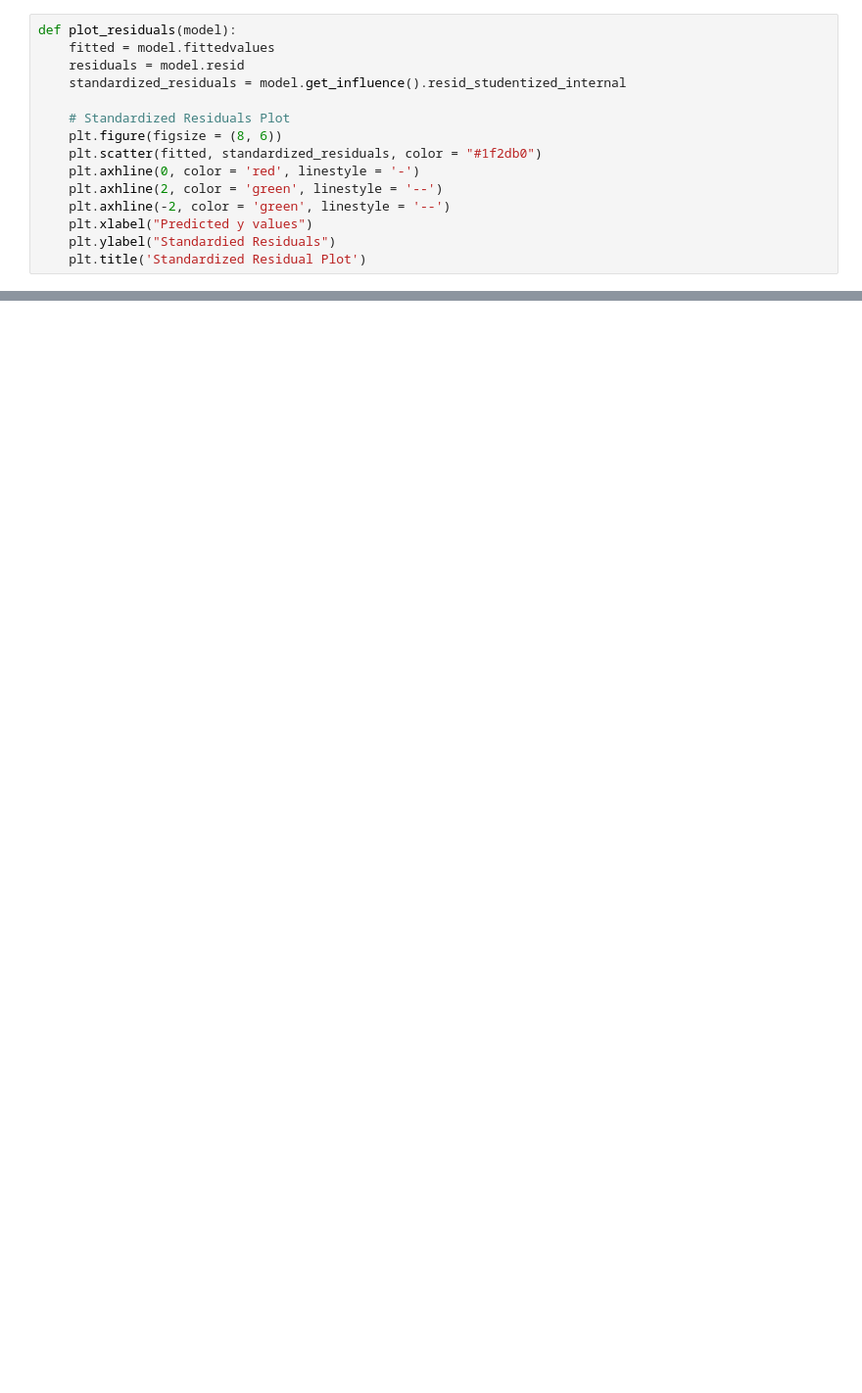
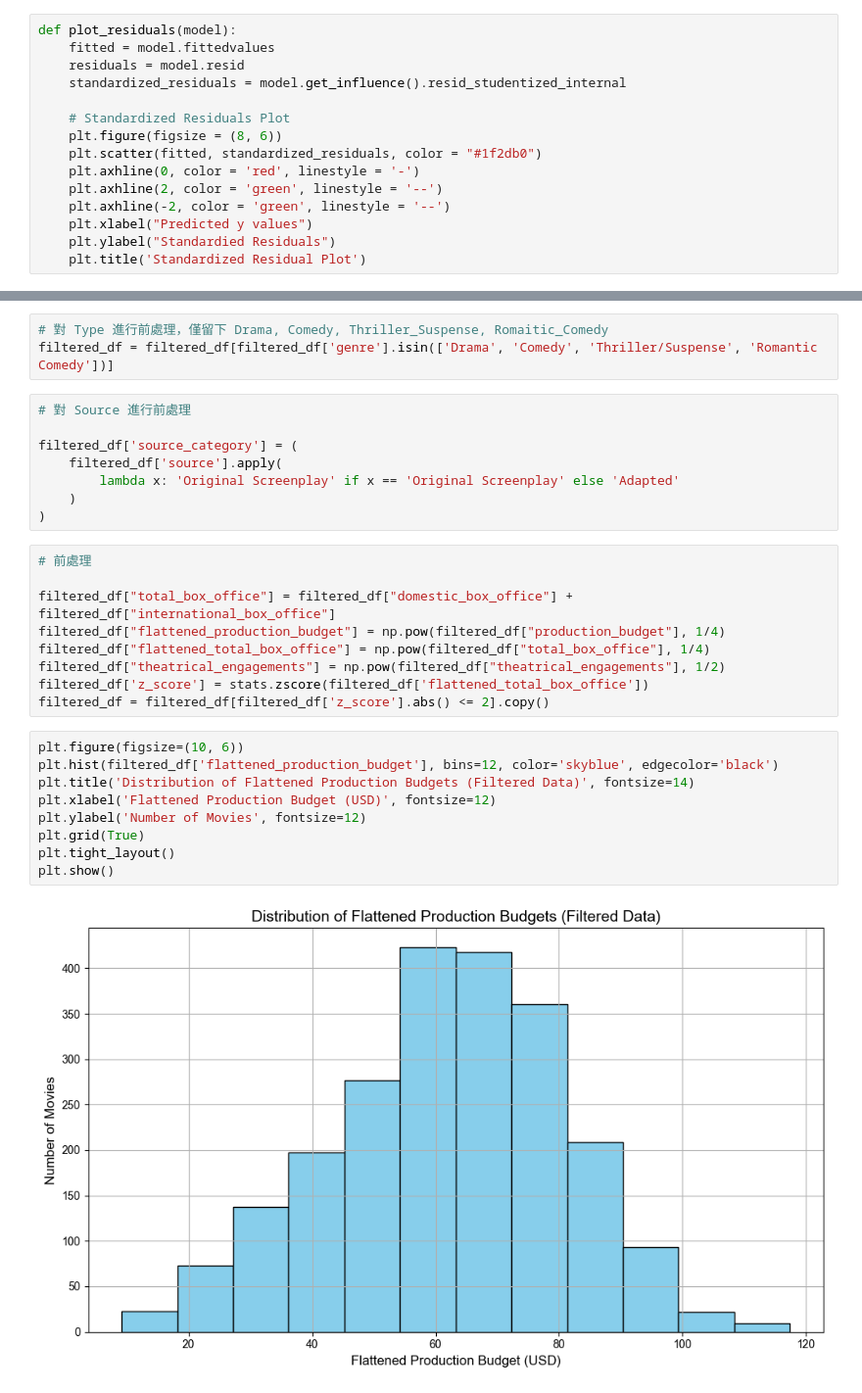
Before and after one commit to Ocean1029/Statistics_Final_Project, a Jupyter notebook: final_code_workspace/type_to_box_office.ipynb, the cells around one changed output, grey strips where cells are left out. Shown: that part at 98% size. Cells and saved outputs as stored; diff of their text form; blank space fills up the shorter version.

```diff
--- a/final_code_workspace/type_to_box_office.ipynb
+++ b/final_code_workspace/type_to_box_office.ipynb
@@ -89,0 +38,31 @@ strong multicollinearity or other numerical problems.
+# %%
+# 對 Type 進行前處理，僅留下 Drama, Comedy, Thriller_Suspense, Romaitic_Comedy
+filtered_df = filtered_df[filtered_df['genre'].isin(['Drama', 'Comedy', 'Thriller/Suspense', 'Romantic Comedy'])]
+# %%
+# 對 Source 進行前處理
+
+filtered_df['source_category'] = (
+    filtered_df['source'].apply(
+        lambda x: 'Original Screenplay' if x == 'Original Screenplay' else 'Adapted'
+    )
+)
+# %%
+# 前處理
+
+filtered_df["total_box_office"] = filtered_df["domestic_box_office"] + filtered_df["international_box_office"]
+filtered_df["flattened_production_budget"] = np.pow(filtered_df["production_budget"], 1/4)
+filtered_df["flattened_total_box_office"] = np.pow(filtered_df["total_box_office"], 1/4)
+filtered_df["theatrical_engagements"] = np.pow(filtered_df["theatrical_engagements"], 1/2)
+filtered_df['z_score'] = stats.zscore(filtered_df['flattened_total_box_office'])
+filtered_df = filtered_df[filtered_df['z_score'].abs() <= 2].copy()
+# %%
+plt.figure(figsize=(10, 6))
+plt.hist(filtered_df['flattened_production_budget'], bins=12, color='skyblue', edgecolor='black')
+plt.title('Distribution of Flattened Production Budgets (Filtered Data)', fontsize=14)
+plt.xlabel('Flattened Production Budget (USD)', fontsize=12)
+plt.ylabel('Number of Movies', fontsize=12)
+plt.grid(True)
+plt.tight_layout()
+plt.show()
+# %% [output]
+[figure, added]
```
Also changed, not shown: parts of 8 cells of this notebook.
